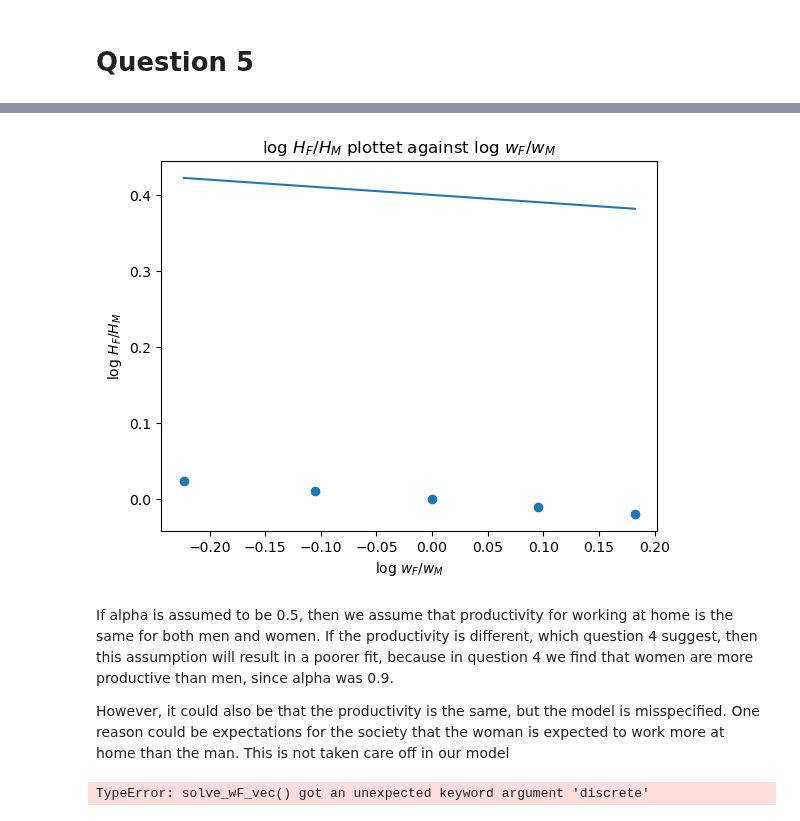
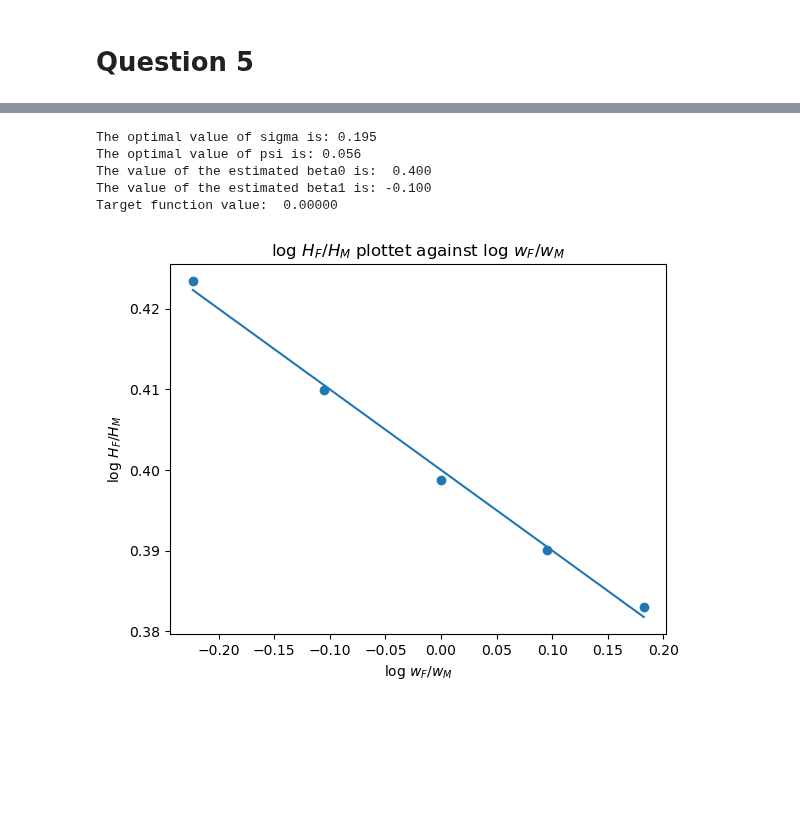
Before and after one commit to NumEconCopenhagen/projects-2023-andershuus_christianfogel, a Jupyter notebook: inauguralproject/inauguralproject.ipynb, the cells around one changed output, grey strips where cells are left out. Cells and saved outputs as stored; diff of their text form; code cells hidden in the pictures; blank space fills up the shorter version.

```diff
--- a/inauguralproject/inauguralproject.ipynb
+++ b/inauguralproject/inauguralproject.ipynb
@@ -222,22 +196,59 @@ TypeError: run_regression() missing 2 required positional arguments: 'alpha_opti
+# %%
+
+#Setting initial values.
+target_best_Q5=10**6
+sigma_best_Q5=np.nan
+psi_best_Q5=np.nan
+
+beta0_best_Q5=0
+beta1_best_Q5=1
+
+#Making the loop with different initial seeds in order to decrease the risk of local minima. Step 5 in the described algorithm.
+for i in [1,2,3,4,5,6,7,8,9,1000]:
+    sigma,psi,target=q5.solve_optimal_sigma_psi(i)
+    if target<target_best_Q5:
+        target_best_Q5=target
+        sigma_best_Q5=sigma
+        psi_best_Q5=psi
+        log_HF_HM_best_Q5=q5.solve_wF_vec()
+
+#Note: We get an error, but the target function seems to be close to zero, so we ignore the error.
+
+#Restore originally values
+q5.par.sigma=1
+q5.par.psi=0.5
+# %%
+#Calculating the estimated value of beta0 and beta1 for the optimal values of alpha and sigma
+beta0_best_Q5,beta1_best_Q5 = q5.run_regression(sigma_best_Q5,psi_best_Q5)
+
+#Printing results.
+print(f'The optimal value of sigma is: {sigma_best_Q5:.3f}')
+print(f'The optimal value of psi is: {psi_best_Q5:.3f}')
+print(f'The value of the estimated beta0 is:  {beta0_best_Q5:.3f}')
+print(f'The value of the estimated beta1 is: {beta1_best_Q5:.3f}')
+print(f'Target function value:  {target_best_Q5:.5f}')
+# %% [output]
+The optimal value of sigma is: 0.195
+The optimal value of psi is: 0.056
+The value of the estimated beta0 is:  0.400
+The value of the estimated beta1 is: -0.100
+Target function value:  0.00000
 # %%
-# a. create the figure
+# a. create a figure
 fig = plt.figure()
-#first we create a figure object by initializing the plt.figure
 
 # b. plot
 ax = fig.add_subplot(1,1,1)
-#we only add one subplot so the ax is basically the entire figure.
 
+#x-axis: Same as in question 2 and 3
+#y-axis: We are plotting the function from the paper.
 ax.plot(np.log(hsm.par.wF_vec),hsm.par.beta0_target+hsm.par.beta1_target*np.log(hsm.par.wF_vec))
-ax.scatter(np.log(hsm.par.wF_vec),log_HF_HM_best_5)
 
+ax.scatter(np.log(hsm.par.wF_vec),log_HF_HM_best_Q5)
+#We are making our vector as a scatter plot to compare the results.
 
 ax.set_title('log $H_F/H_M$ plottet against log $w_F/w_M$') #set title
 ax.set_xlabel('log $w_F/w_M$') #set label for x-axis
 ax.set_ylabel('log $H_F/H_M$'); #set label for y-axis
 # %% [output]
-[figure, old version]
+[figure, new version]
-# %% [markdown]
-If alpha is assumed to be 0.5, then we assume that productivity for working at home is the same for both men and women. If the productivity is different, which question 4 suggest, then this assumption will result in a poorer fit, because in question 4 we find that women are more productive than men, since alpha was 0.9.
-
-However, it could also be that the productivity is the same, but the model is misspecified. One reason could be expectations for the society that the woman is expected to work more at home than the man. This is not taken care off in our model
@@ -248,25 +254,0 @@ q5 = Q5.HouseholdSpecializationModelClass()
-# %%
-
-#Setting initial values.
-target_best=10**6
-sigma_best=np.nan
-psi_best=np.nan
-
-beta0_best=0
-beta1_best=1
-
-#Making the loop with different initial seeds in order to decrease the risk of local minima. Step 5 in the described algorithm.
-for i in [1,2,3,4,5,6,7,8,9,10]:
-    sigma,psi,target=q5.solve_optimal_sigma(i)
-    if target<target_best:
-        target_best=target
-        sigma_best=sigma
-        psi_best=psi
-        log_HF_HM_best=q5.solve_wF_vec()
-
-#Note: We get an error, but the target function seems to be close to zero, so we ignore the error.
-
-#Restore originally values
-q5.par.sigma=1
-# %% [output]
-TypeError: solve_wF_vec() got an unexpected keyword argument 'discrete'
```
Also changed, not shown: parts of 8 cells of this notebook, 2 other files.
